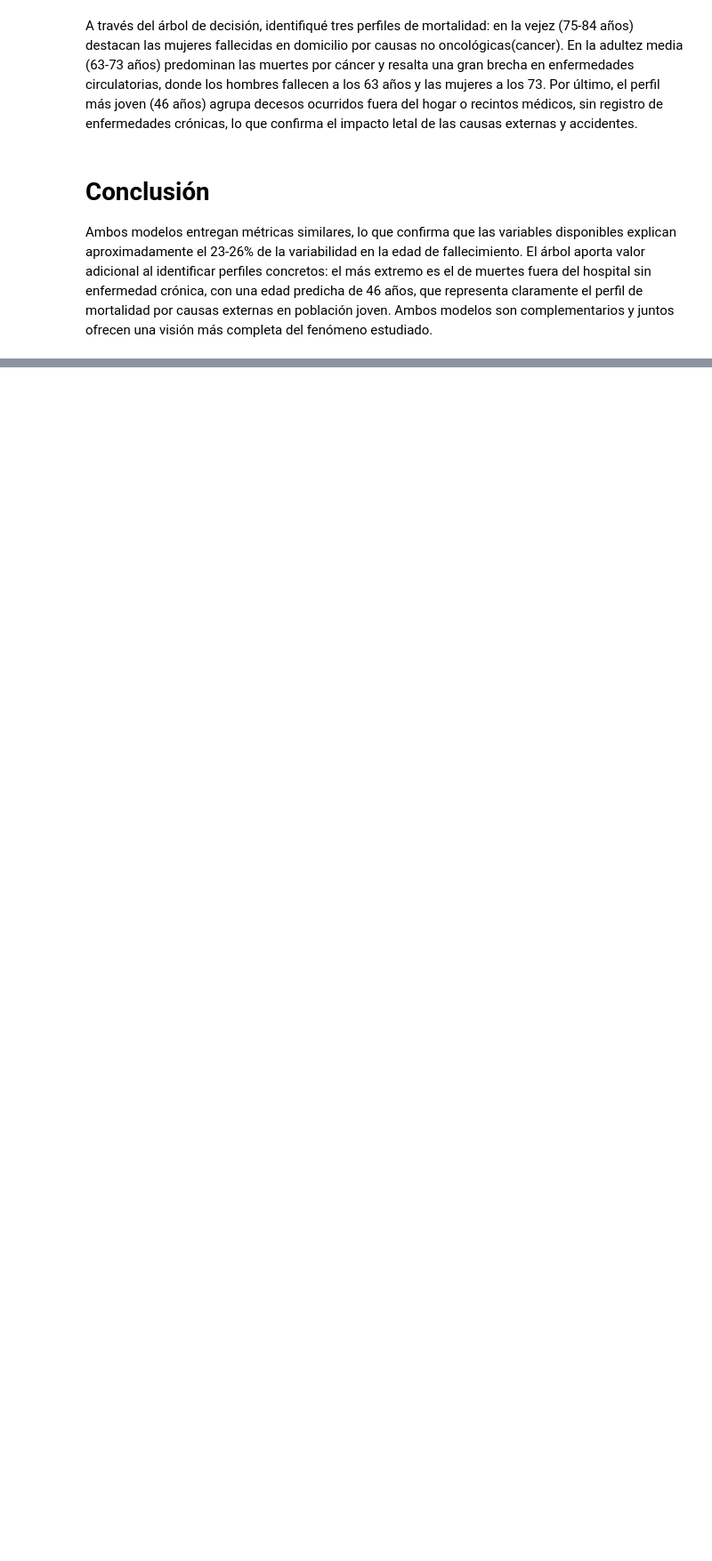
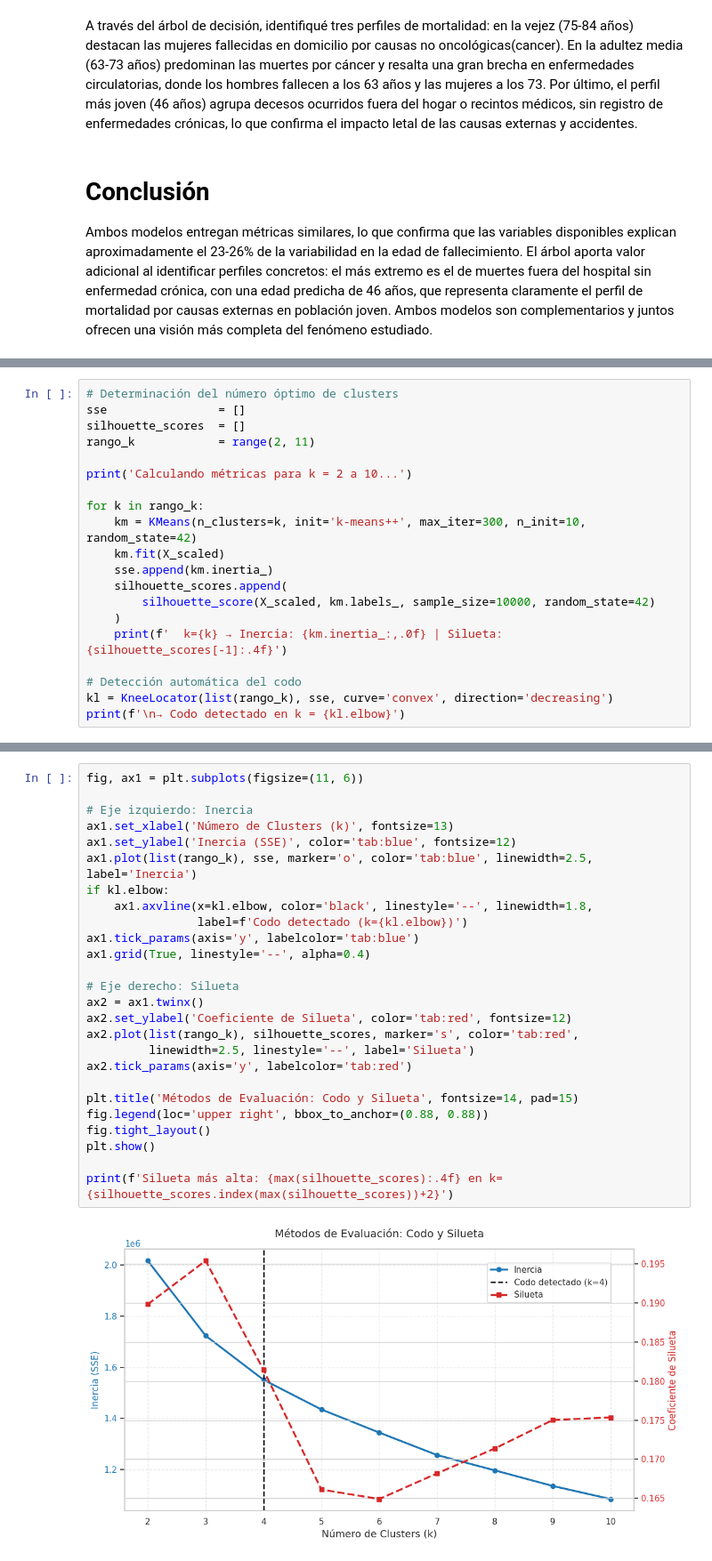
Before and after one commit to Emanuel2234/Causas_muerte_chile_2023_2026, a Jupyter notebook: Causas_de_Defunción_chile_2023_03_2026.ipynb, the cells around one changed output, grey strips where cells are left out. Shown at 89% size. Drawn from its saved outputs; the diff is of its cells as text; blank space fills up the shorter version.

```diff
--- a/Causas_de_Defunción_chile_2023_03_2026.ipynb
+++ b/Causas_de_Defunción_chile_2023_03_2026.ipynb
@@ -828,0 +883,20 @@ Ambos modelos entregan métricas similares, lo que confirma que las variables di
+# %%
+# Determinación del número óptimo de clusters
+sse                = []
+silhouette_scores  = []
+rango_k            = range(2, 11)
+
+print('Calculando métricas para k = 2 a 10...')
+
+for k in rango_k:
+    km = KMeans(n_clusters=k, init='k-means++', max_iter=300, n_init=10, random_state=42)
+    km.fit(X_scaled)
+    sse.append(km.inertia_)
+    silhouette_scores.append(
+        silhouette_score(X_scaled, km.labels_, sample_size=10000, random_state=42)
+    )
+    print(f'  k={k} → Inercia: {km.inertia_:,.0f} | Silueta: {silhouette_scores[-1]:.4f}')
+
+# Detección automática del codo
+kl = KneeLocator(list(rango_k), sse, curve='convex', direction='decreasing')
+print(f'\n→ Codo detectado en k = {kl.elbow}')
@@ -828,0 +916,28 @@ Ambos modelos entregan métricas similares, lo que confirma que las variables di
+# %%
+fig, ax1 = plt.subplots(figsize=(11, 6))
+
+# Eje izquierdo: Inercia
+ax1.set_xlabel('Número de Clusters (k)', fontsize=13)
+ax1.set_ylabel('Inercia (SSE)', color='tab:blue', fontsize=12)
+ax1.plot(list(rango_k), sse, marker='o', color='tab:blue', linewidth=2.5, label='Inercia')
+if kl.elbow:
+    ax1.axvline(x=kl.elbow, color='black', linestyle='--', linewidth=1.8,
+                label=f'Codo detectado (k={kl.elbow})')
+ax1.tick_params(axis='y', labelcolor='tab:blue')
+ax1.grid(True, linestyle='--', alpha=0.4)
+
+# Eje derecho: Silueta
+ax2 = ax1.twinx()
+ax2.set_ylabel('Coeficiente de Silueta', color='tab:red', fontsize=12)
+ax2.plot(list(rango_k), silhouette_scores, marker='s', color='tab:red',
+         linewidth=2.5, linestyle='--', label='Silueta')
+ax2.tick_params(axis='y', labelcolor='tab:red')
+
+plt.title('Métodos de Evaluación: Codo y Silueta', fontsize=14, pad=15)
+fig.legend(loc='upper right', bbox_to_anchor=(0.88, 0.88))
+fig.tight_layout()
+plt.show()
+
+print(f'Silueta más alta: {max(silhouette_scores):.4f} en k={silhouette_scores.index(max(silhouette_scores))+2}')
+# %% [output]
+[figure, added]
```
Also changed, not shown: parts of 37 cells of this notebook.
